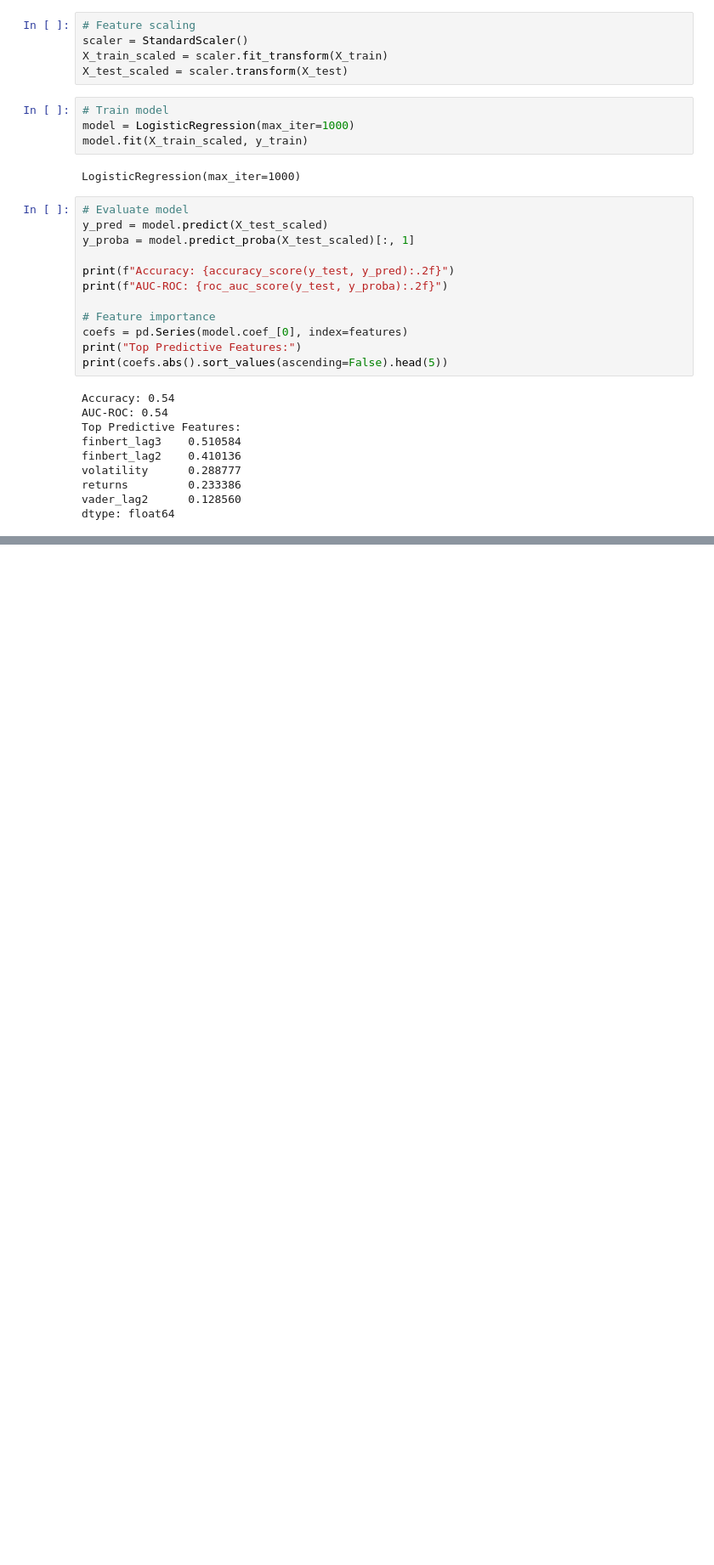
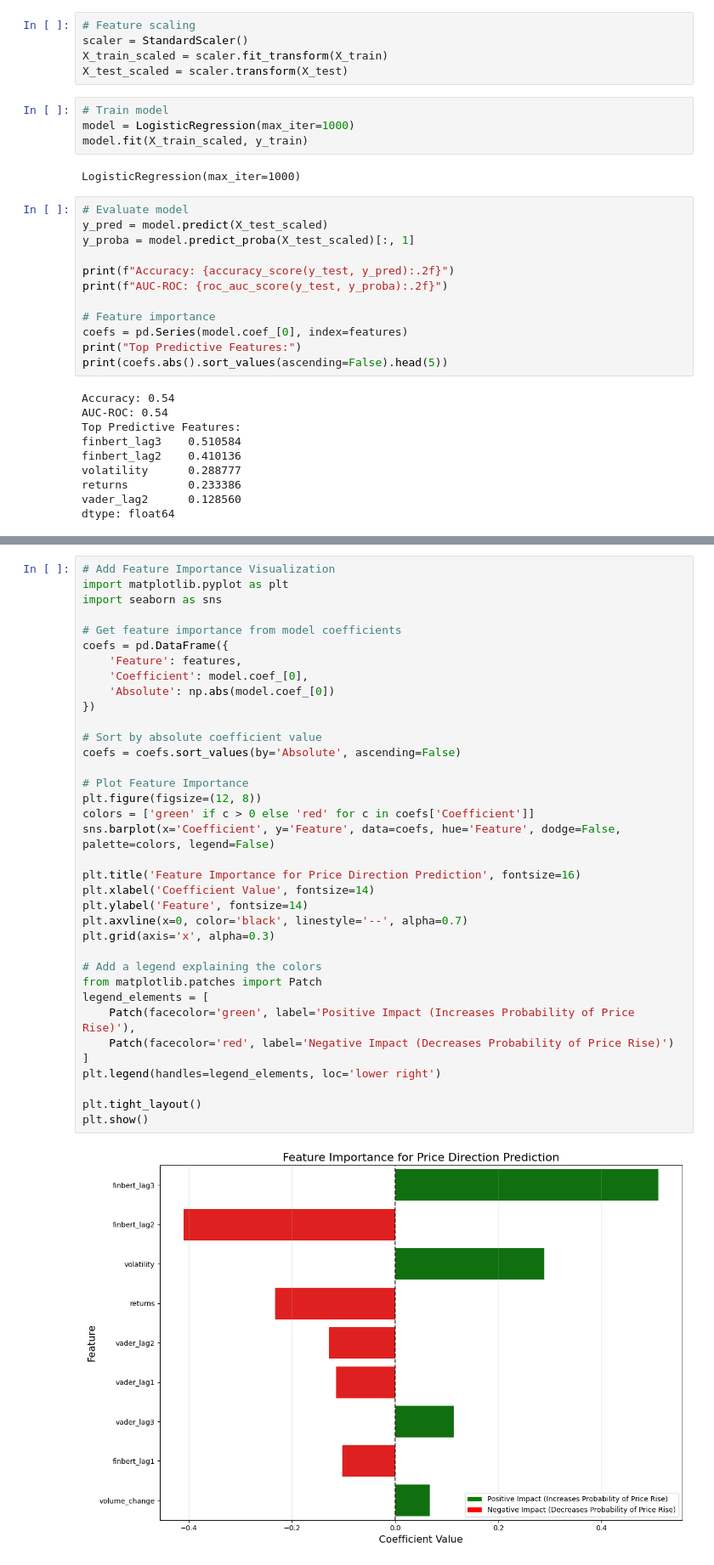
Before and after one commit to rikaahire/forecast-pumpdump, a Jupyter notebook: src/ml_training/logistic_regression.ipynb, the cells around one changed output, grey strips where cells are left out. Shown: that part at 85% size. Saved outputs shown, nothing was run; the diff lists cells and outputs as text; blank space fills up the shorter version.

```diff
--- a/src/ml_training/logistic_regression.ipynb
+++ b/src/ml_training/logistic_regression.ipynb
@@ -100,0 +135,38 @@ dtype: float64
+# %%
+# Add Feature Importance Visualization
+import matplotlib.pyplot as plt
+import seaborn as sns
+
+# Get feature importance from model coefficients
+coefs = pd.DataFrame({
+    'Feature': features,
+    'Coefficient': model.coef_[0],
+    'Absolute': np.abs(model.coef_[0])
+})
+
+# Sort by absolute coefficient value
+coefs = coefs.sort_values(by='Absolute', ascending=False)
+
+# Plot Feature Importance
+plt.figure(figsize=(12, 8))
+colors = ['green' if c > 0 else 'red' for c in coefs['Coefficient']]
+sns.barplot(x='Coefficient', y='Feature', data=coefs, hue='Feature', dodge=False, palette=colors, legend=False)
+
+plt.title('Feature Importance for Price Direction Prediction', fontsize=16)
+plt.xlabel('Coefficient Value', fontsize=14)
+plt.ylabel('Feature', fontsize=14)
+plt.axvline(x=0, color='black', linestyle='--', alpha=0.7)
+plt.grid(axis='x', alpha=0.3)
+
+# Add a legend explaining the colors
+from matplotlib.patches import Patch
+legend_elements = [
+    Patch(facecolor='green', label='Positive Impact (Increases Probability of Price Rise)'),
+    Patch(facecolor='red', label='Negative Impact (Decreases Probability of Price Rise)')
+]
+plt.legend(handles=legend_elements, loc='lower right')
+
+plt.tight_layout()
+plt.show()
+# %% [output]
+[figure, added]
```
Also changed, not shown: parts of 2 cells of this notebook.
